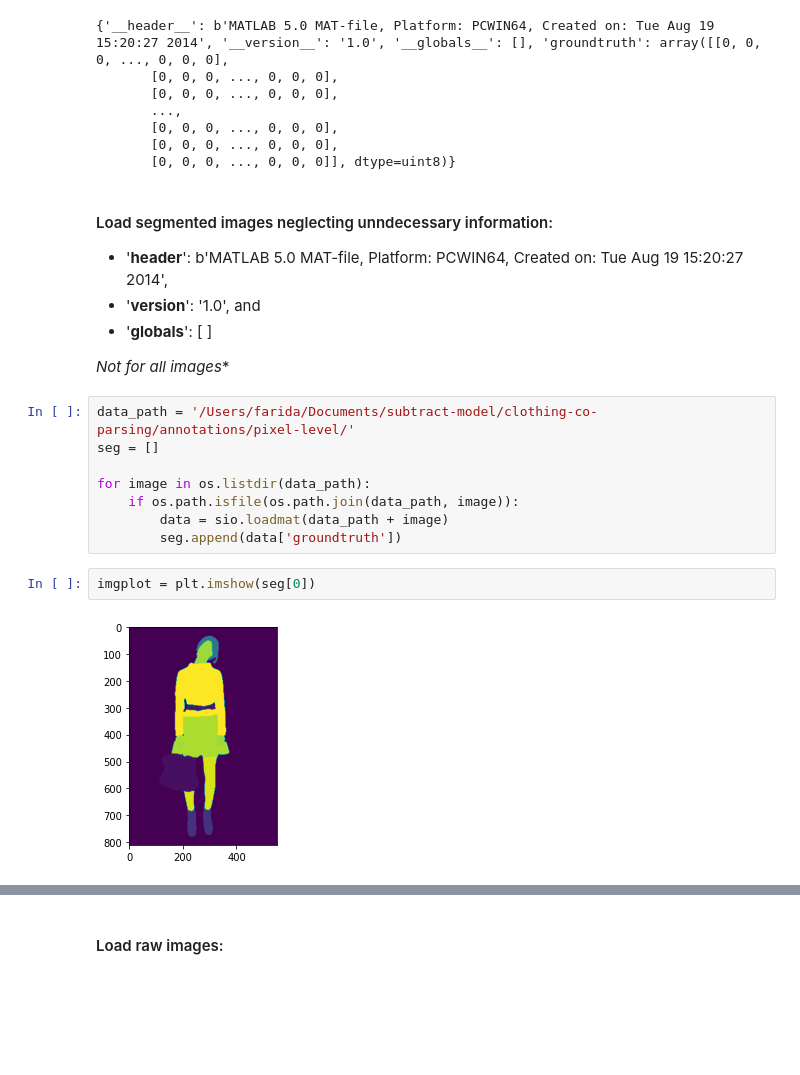
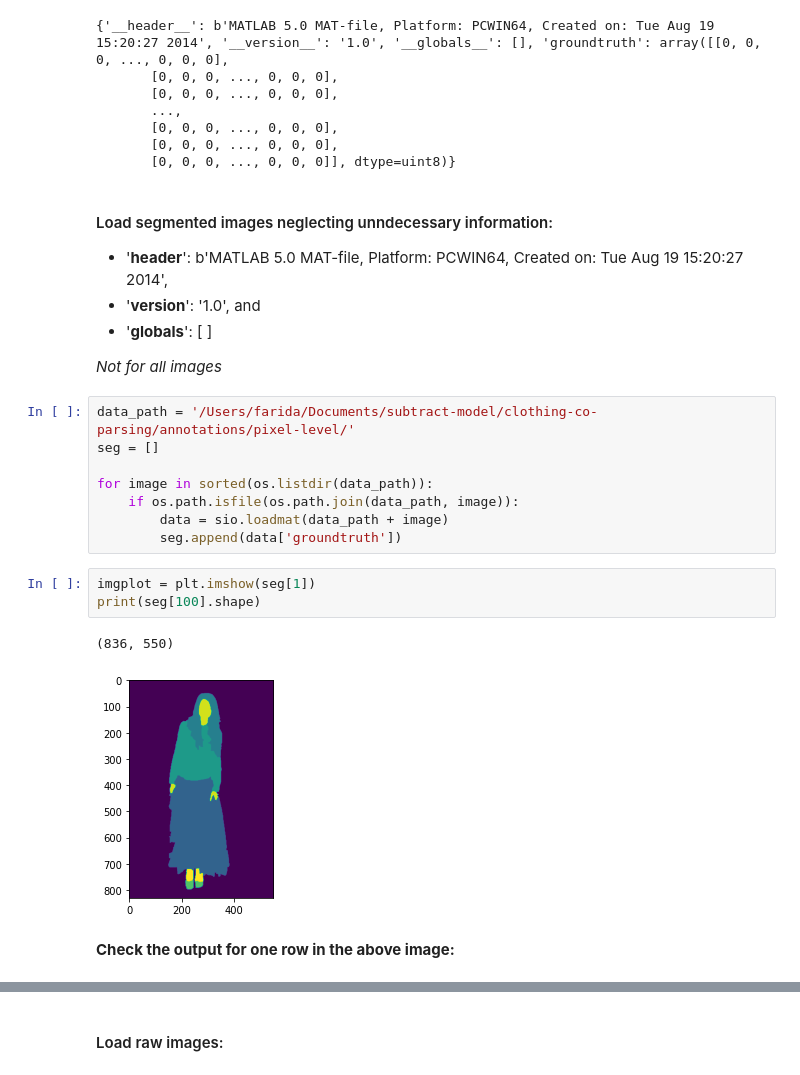
Before and after one commit to Farida-Hamid/Subtract-The-Model, a Jupyter notebook: Prep-Visualise-Data.ipynb, the cells around one changed output, grey strips where cells are left out. Drawn from its saved outputs; the diff is of its cells as text; blank space fills up the shorter version.

```diff
--- a/Prep-Visualise-Data.ipynb
+++ b/Prep-Visualise-Data.ipynb
@@ -30,16 +30,20 @@ print(segs)
 - '__version__': '1.0', and
 - '__globals__': [ ]
 
-*Not for all images**
+*Not for all images*
 # %%
 data_path = '/Users/farida/Documents/subtract-model/clothing-co-parsing/annotations/pixel-level/'
 seg = []
 
-for image in os.listdir(data_path):
+for image in sorted(os.listdir(data_path)):
     if os.path.isfile(os.path.join(data_path, image)):
         data = sio.loadmat(data_path + image)
         seg.append(data['groundtruth'])
 # %%
-imgplot = plt.imshow(seg[0])
+imgplot = plt.imshow(seg[1])
+print(seg[100].shape)
 # %% [output]
+(836, 550)
-[figure, old version]
+[figure, new version]
+# %% [markdown]
+**Check the output for one row in the above image:**
```
Also changed, not shown: parts of 9 cells of this notebook, 1 other file.
